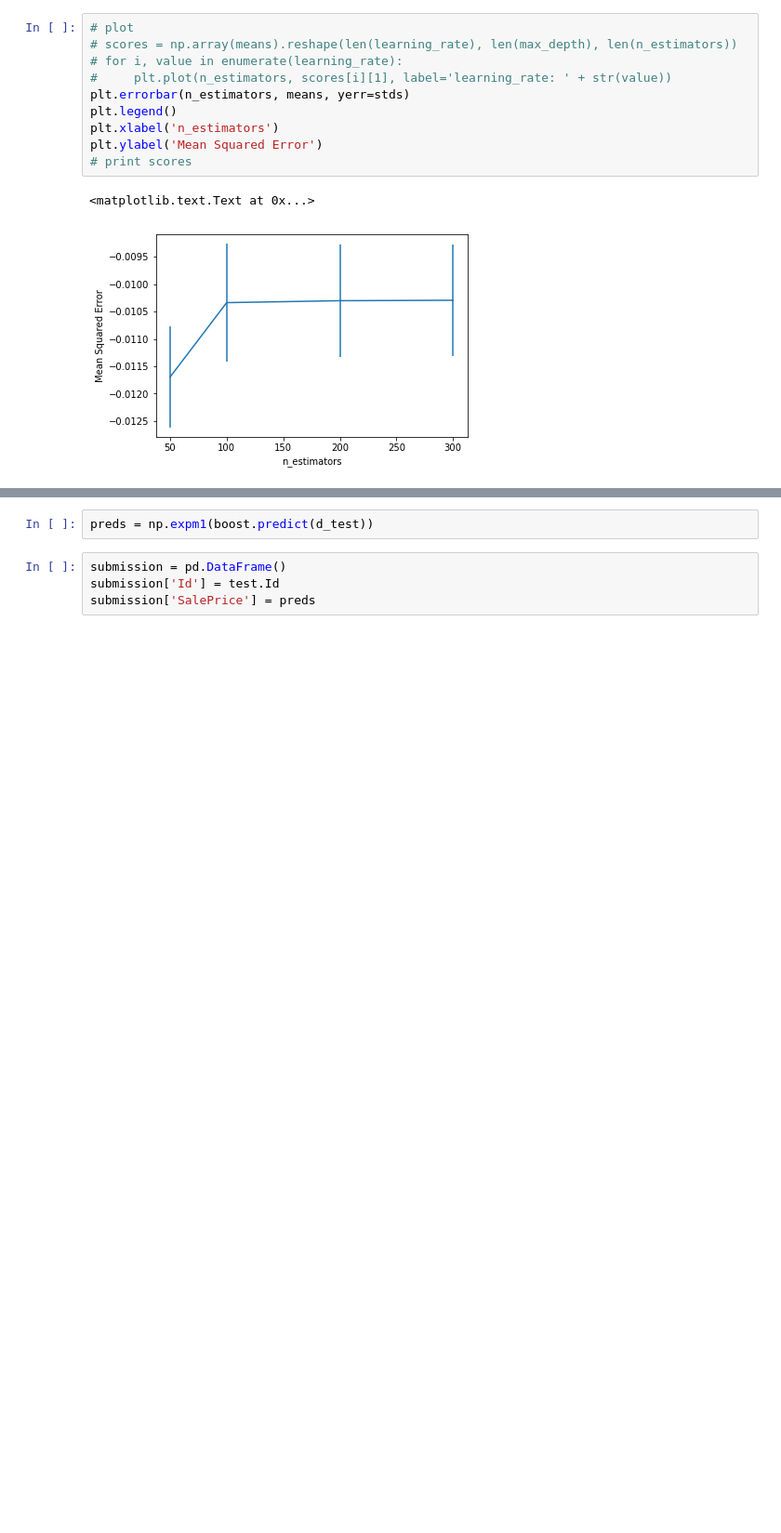
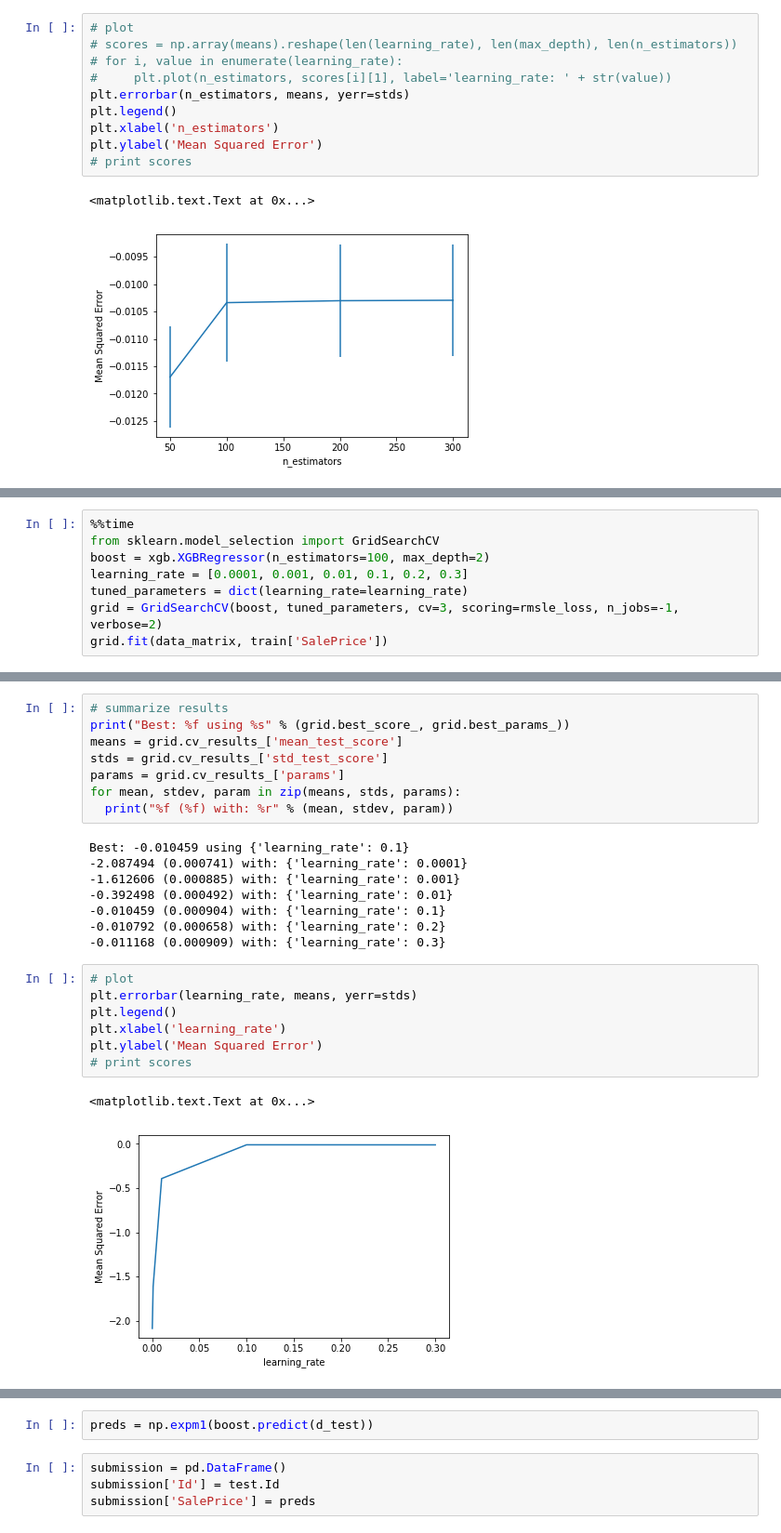
Before and after one commit to yaskyj/housing-price-regression, a Jupyter notebook: Housing Price Regression.ipynb, the cells around one changed output, grey strips where cells are left out. Shown at 93% size. Drawn from its saved outputs; the diff is of its cells as text; blank space fills up the shorter version.

Commit message:
Complete new grid search

```diff
--- a/Housing Price Regression.ipynb
+++ b/Housing Price Regression.ipynb
@@ -192,0 +207,8 @@ plt.ylabel('Mean Squared Error')
+# %%
+%%time
+from sklearn.model_selection import GridSearchCV
+boost = xgb.XGBRegressor(n_estimators=100, max_depth=2)
+learning_rate = [0.0001, 0.001, 0.01, 0.1, 0.2, 0.3]
+tuned_parameters = dict(learning_rate=learning_rate)
+grid = GridSearchCV(boost, tuned_parameters, cv=3, scoring=rmsle_loss, n_jobs=-1, verbose=2)
+grid.fit(data_matrix, train['SalePrice'])
@@ -192,0 +236,26 @@ plt.ylabel('Mean Squared Error')
+# %%
+# summarize results
+print("Best: %f using %s" % (grid.best_score_, grid.best_params_))
+means = grid.cv_results_['mean_test_score']
+stds = grid.cv_results_['std_test_score']
+params = grid.cv_results_['params']
+for mean, stdev, param in zip(means, stds, params):
+  print("%f (%f) with: %r" % (mean, stdev, param))
+# %% [output]
+Best: -0.010459 using {'learning_rate': 0.1}
+-2.087494 (0.000741) with: {'learning_rate': 0.0001}
+-1.612606 (0.000885) with: {'learning_rate': 0.001}
+-0.392498 (0.000492) with: {'learning_rate': 0.01}
+-0.010459 (0.000904) with: {'learning_rate': 0.1}
+-0.010792 (0.000658) with: {'learning_rate': 0.2}
+-0.011168 (0.000909) with: {'learning_rate': 0.3}
+# %%
+# plot
+plt.errorbar(learning_rate, means, yerr=stds)
+plt.legend()
+plt.xlabel('learning_rate')
+plt.ylabel('Mean Squared Error')
+# print scores
+# %% [output]
+<matplotlib.text.Text at 0x...>
+[figure, added]
```
Also changed, not shown: parts of 17 cells of this notebook.
